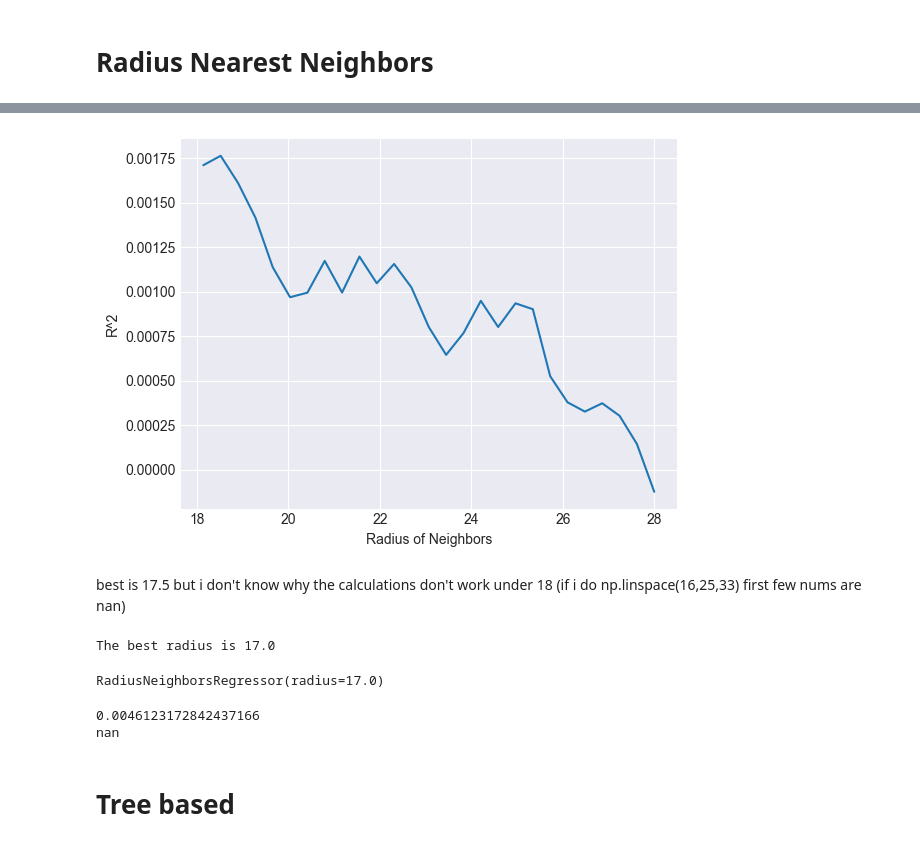
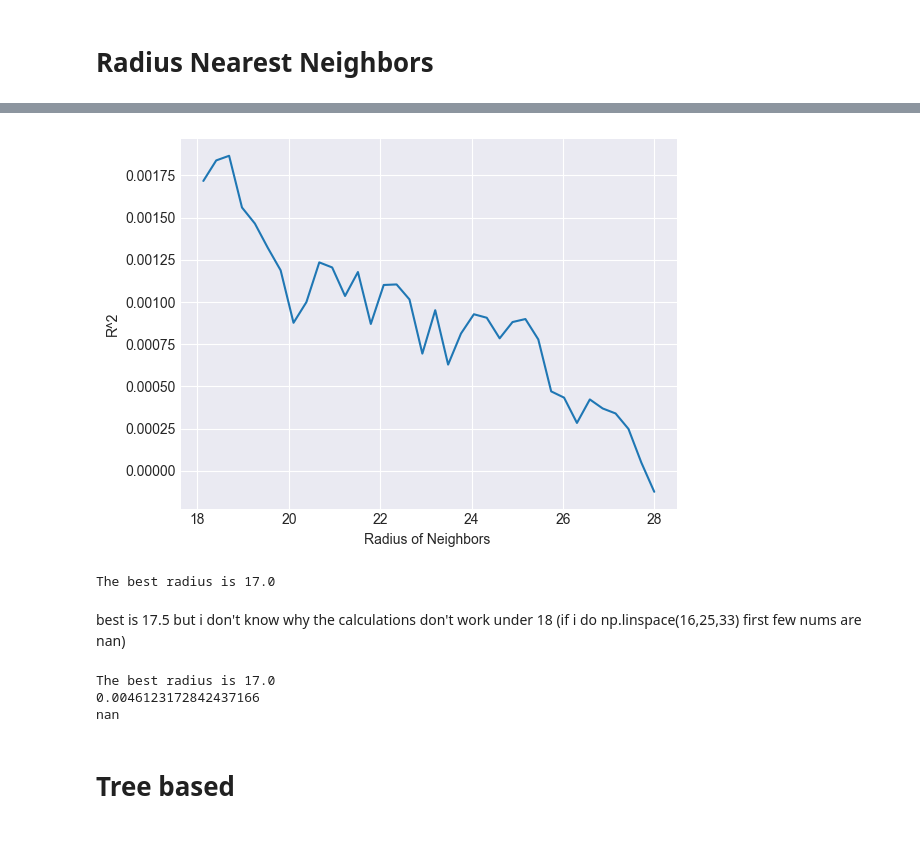
Before and after one commit to Vicba/SchoolProject, a Jupyter notebook: outcome_damage_amount.ipynb, the cells around one changed output, grey strips where cells are left out. Cells and saved outputs as stored; diff of their text form; code cells hidden in the pictures.

```diff
--- a/outcome_damage_amount.ipynb
+++ b/outcome_damage_amount.ipynb
@@ -107,0 +109,7 @@ X_train_poly.shape
+# %%
+from sklearn import linear_model
+
+linreg_lasso1 = linear_model.Lasso()
+linreg_lasso1.fit(X_train_poly, y_train)
+print('R2: %.3f' % linreg_lasso1.score(X_train_poly, y_train))
+print('R2: %.3f' % linreg_lasso1.score(X_val_poly, y_val))
@@ -280,22 +303,15 @@ print(str(knn_val_res))
 from sklearn.neighbors import RadiusNeighborsRegressor
 from sklearn.model_selection import cross_val_score
 
-Radius = np.linspace(17,28,30)
-# This will give an array of numbers between 21 and 28 cross-validating using 30 values
-
+Radius = np.linspace(17,28,40) # find peak R^2 from 40 calculated possibilities
 cv_scores = []
 sd_scores = []
 
-# using a different radius each iteration. This will calculate and check which on in the best.
-
+# perform 5-fold cross validation on the 11 possible values for the radius (bandwith)
 for k in Radius:
     Rnn = RadiusNeighborsRegressor(radius=k)
-    scores = cross_val_score(Rnn, X_train_stand, y_train, cv=5)
-
-    # store the average score
+    scores = cross_val_score(Rnn, X_train_stand, y_train,  cv=5)
     cv_scores.append(scores.mean())
-
-    # store the standard deviation of the score
     sd_scores.append(np.sqrt(scores.var())/np.sqrt(5))
 # %% [output]
 Traceback (most recent call last):
@@ -316,12 +332,18 @@ ValueError: Input contains NaN.
 
   warnings.warn(
 # %%
+max_value = max(cv_scores)
+max_index = cv_scores.index(max_value)
+
 plt.plot(Radius, cv_scores)
-plt.xlabel('Radius of Neighbors')
+plt.xlabel('Radius of Neighbors ')
 plt.ylabel('R^2')
+
 plt.show()
+print('The best radius is', Radius[max_index])
 # %% [output]
-[figure, old version]
+[figure, new version]
+The best radius is 17.0
 # %% [markdown]
 best is 17.5 but i don't know why the calculations don't work under 18 (if i do np.linspace(16,25,33) first few nums are nan)
 # %%
@@ -331,18 +353,14 @@ max_index = cv_scores.index(max_value)
 print('The best radius is', Radius[max_index])
 
 # retraining and testing
-
 rnn_best = RadiusNeighborsRegressor(radius=Radius[max_index])
 rnn_best.fit(X_train_stand, y_train)
+print(rnn_best.score(X_train_stand, y_train))
+print(max_value)
 # %% [output]
 The best radius is 17.0
+0.0046123172842437166
+nan
-RadiusNeighborsRegressor(radius=17.0)
-# %%
-print(rnn_best.score(X_train_stand, y_train))
-print(max_value)
-# %% [output]
-0.0046123172842437166
-nan
 # %% [markdown]
 # Tree based
 # %% [markdown]
```
Also changed, not shown: parts of 45 cells of this notebook, 2 other files.
